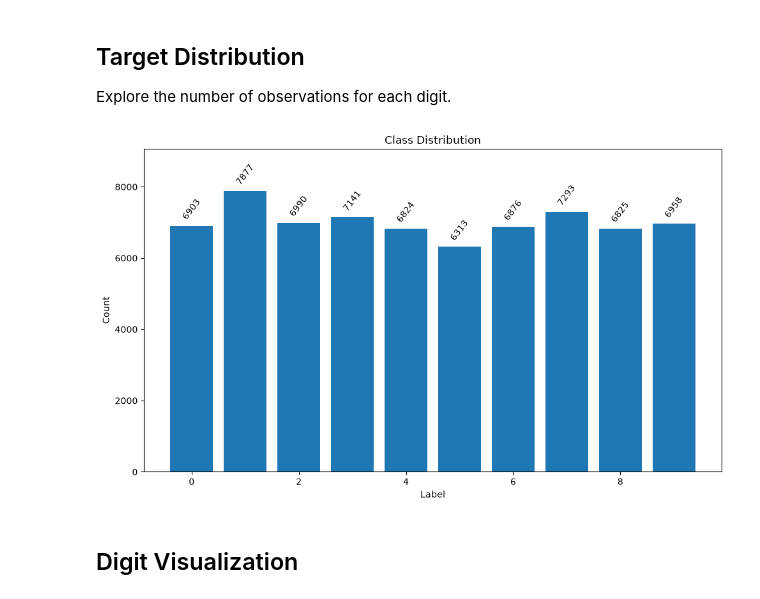
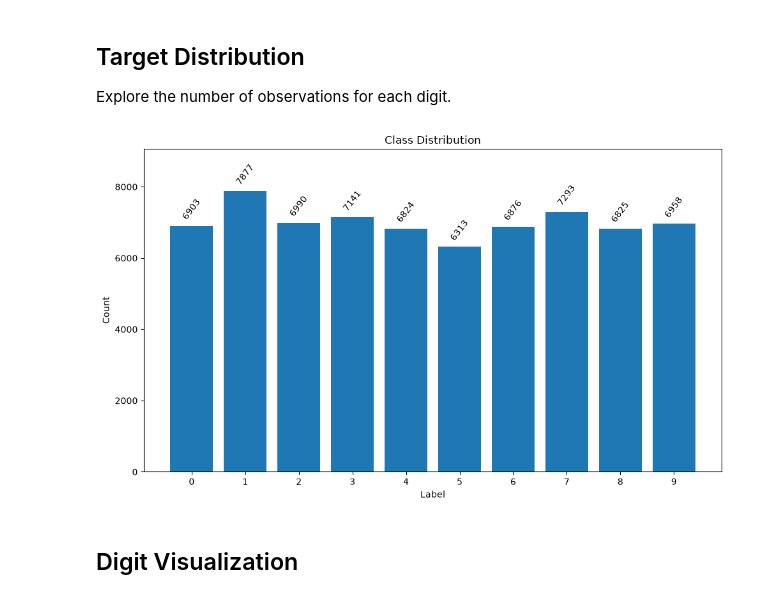
Before and after one commit to cudidotdev/mnist-784-rbf-experiments, a Jupyter notebook: notebooks/00_data_exploration.ipynb, the cells around one changed output. Saved outputs shown, nothing was run; the diff lists cells and outputs as text; code cells hidden in the pictures.

```diff
--- a/notebooks/00_data_exploration.ipynb
+++ b/notebooks/00_data_exploration.ipynb
@@ -26,6 +23,9 @@ from mnist_rbf import load_mnist, load_mnist_split, save_figure
 # %% [markdown]
 ## Dataset Acquisition
 # %%
-df = load_mnist()
+X, y = load_mnist(scale=True, dtype=np.float32)
+
+print("X:", X.shape, X.dtype, f"range [{X.min():.1f}, {X.max():.1f}]")
+print("y:", y.shape, y.dtype)
 # %% [output]
 Loading MNIST from local storage.
@@ -56,39 +52,38 @@ shape: (10, 785)
 
 Explore the number of observations for each digit.
 # %%
-class_distribution = df.group_by("label").agg(pl.len()).sort("label")
-
-labels = class_distribution["label"].to_list()
-counts = class_distribution["len"].to_list()
+labels = np.arange(10)
+counts = np.bincount(y, minlength=10)
 
 fig, ax = plt.subplots(figsize=(10, 6))
 
 bars = ax.bar(labels, counts)
 
 for bar, count in zip(bars, counts):
     ax.annotate(
         str(count),
         xy=(bar.get_x() + bar.get_width() / 2, bar.get_height()),
         xytext=(0, 5),
         textcoords="offset points",
         ha="center",
         va="bottom",
         rotation=52.5,
         fontsize=10
     )
 
+ax.set_xticks(labels)
 ax.set_xlabel("Label")
 ax.set_ylabel("Count")
 ax.set_title("Class Distribution")
 ax.margins(y=0.15)
 
 plt.tight_layout()
 
 save_figure(fig, "class-distribution.png")
 
 plt.show()
 # %% [output]
-[figure, old version]
+[figure, new version]
 # %% [markdown]
 ## Digit Visualization
 # %% [markdown]
```
Also changed, not shown: parts of 12 cells of this notebook, 4 other files.
